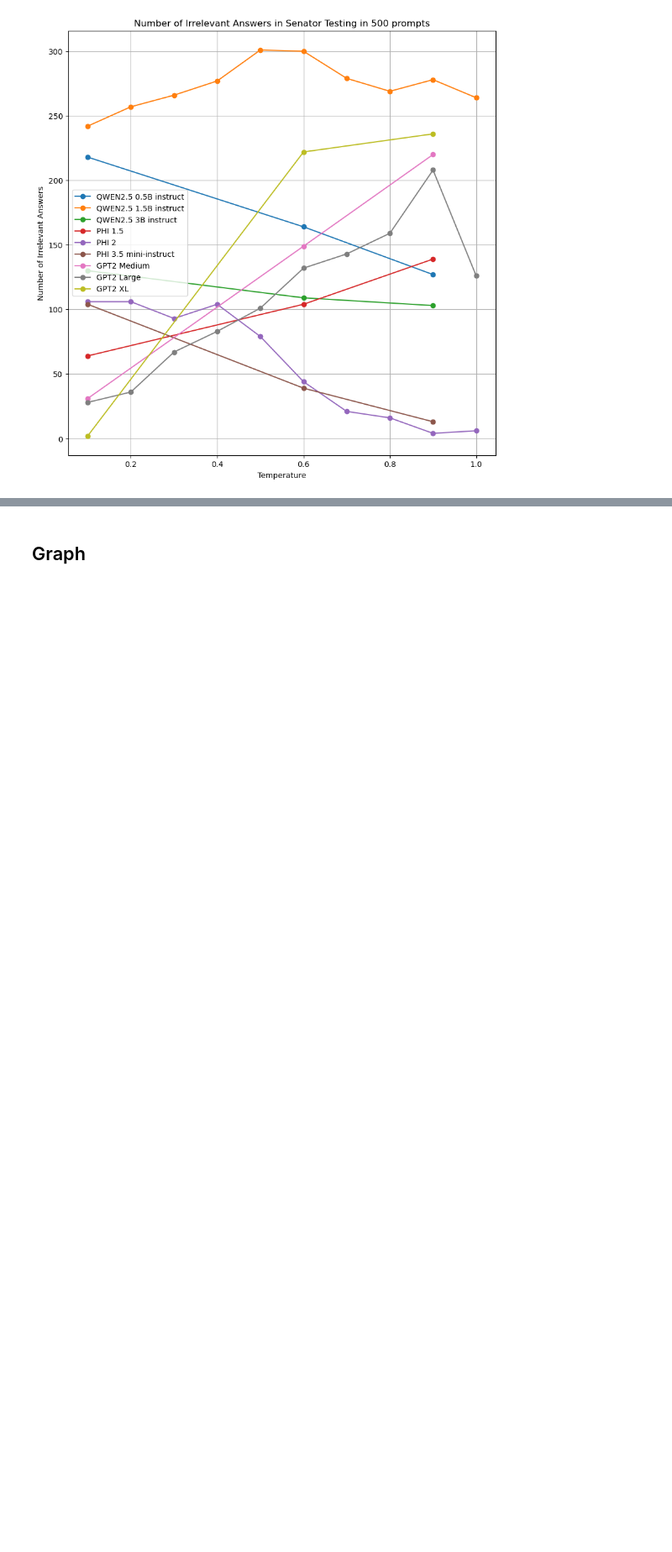
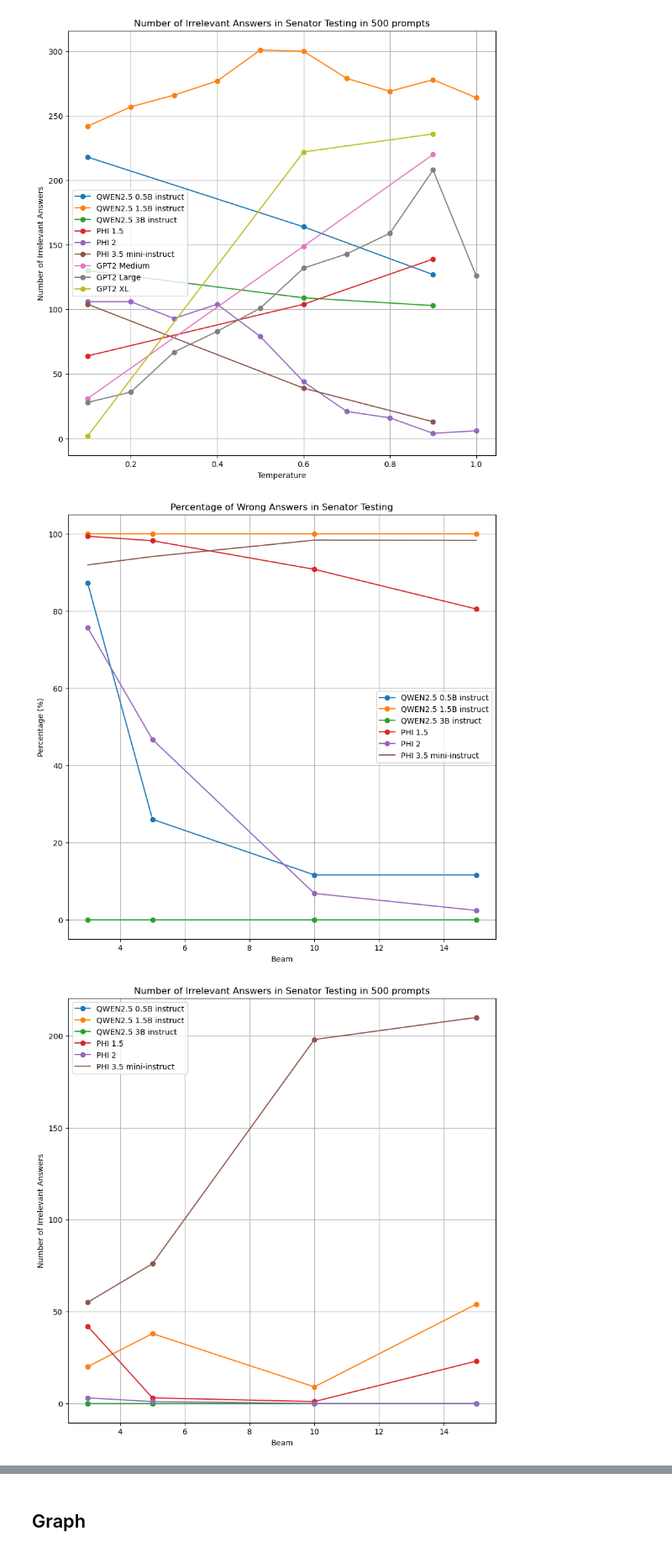
Before and after one commit to czcz7/COMP767_FP, a Jupyter notebook: TestRun.ipynb, the cells around one changed output, grey strips where cells are left out. Shown at 84% size. Drawn from its saved outputs; the diff is of its cells as text; code cells hidden in the pictures; blank space fills up the shorter version.

```diff
--- a/TestRun.ipynb
+++ b/TestRun.ipynb
@@ -219,5 +248,60 @@ plt.show()
 # %% [output]
 [figure]
 [figure]
+# %%
+
+xbeam = [3,5,10,15]
+
+qwen05senatorbeam = [87.2, 26, 11.6, 11.6]
+qwen05senatorbeamerr = [0, 0, 0, 0]
+
+qwen15senatorbeam = [100, 100, 100, 100]
+qwen15senatorbeamerr = [20, 38, 9, 54]
+
+qwen3senatorbeam = [0, 0, 0, 0]
+qwen3senatorbeamerr = [0, 0, 0, 0]
+
+phi1senatorbeam = [99.34, 98.18, 90.78, 80.5]
+phi1senatorbeamerr = [42, 3, 1, 23]
+
+phi2senatorbeam = [75.65, 46.69, 6.8, 2.4]
+phi2senatorbeamerr = [3, 1, 0, 0]
+
+phi3senatorbeam = [91.91, 94.1, 98.34, 98.27]
+phi3senatorbeamerr = [55, 76, 198, 210]
+
+
+plt.figure(figsize=(10, 10))
+plt.plot(xbeam, qwen05senatorbeam, label='QWEN2.5 0.5B instruct', marker='o')
+plt.plot(xbeam, qwen15senatorbeam, label='QWEN2.5 1.5B instruct', marker='o')
+plt.plot(xbeam, qwen3senatorbeam, label='QWEN2.5 3B instruct', marker='o')
+plt.plot(xbeam, phi1senatorbeam, label='PHI 1.5', marker='o')
+plt.plot(xbeam, phi2senatorbeam, label='PHI 2', marker='o')
+plt.plot(xbeam, phi3senatorbeam, label='PHI 3.5 mini-instruct')
+
+handles, labels = plt.gca().get_legend_handles_labels()
+plt.legend()
+plt.xlabel('Beam')
+plt.ylabel('Percentage (%)')
+plt.title('Percentage of Wrong Answers in Senator Testing')
+plt.grid(True)
+plt.show()
+
+plt.figure(figsize=(10, 10))
+plt.plot(xbeam, qwen05senatorbeamerr, label='QWEN2.5 0.5B instruct', marker='o')
+plt.plot(xbeam, qwen15senatorbeamerr, label='QWEN2.5 0.5B instruct', marker='o')
+plt.plot(xbeam, qwen3senatorbeamerr, label='QWEN2.5 3B instruct', marker='o')
+plt.plot(xbeam, phi1senatorbeamerr, label='PHI 1.5', marker='o')
+plt.plot(xbeam, phi2senatorbeamerr, label='PHI 2', marker='o')
+plt.plot(xbeam, phi3senatorbeamerr, label='PHI 3.5 mini-instruct', marker='o')
+plt.legend(handles, labels)
+plt.xlabel('Beam')
+plt.ylabel('Number of Irrelevant Answers')
+plt.title('Number of Irrelevant Answers in Senator Testing in 500 prompts')
+plt.grid(True)
+plt.show()
+# %% [output]
+[figure, added]
+[figure, added]
 # %%
 # Load the JSON data from the newly uploaded file
```
Also changed, not shown: parts of 39 cells of this notebook, 1 other file.
